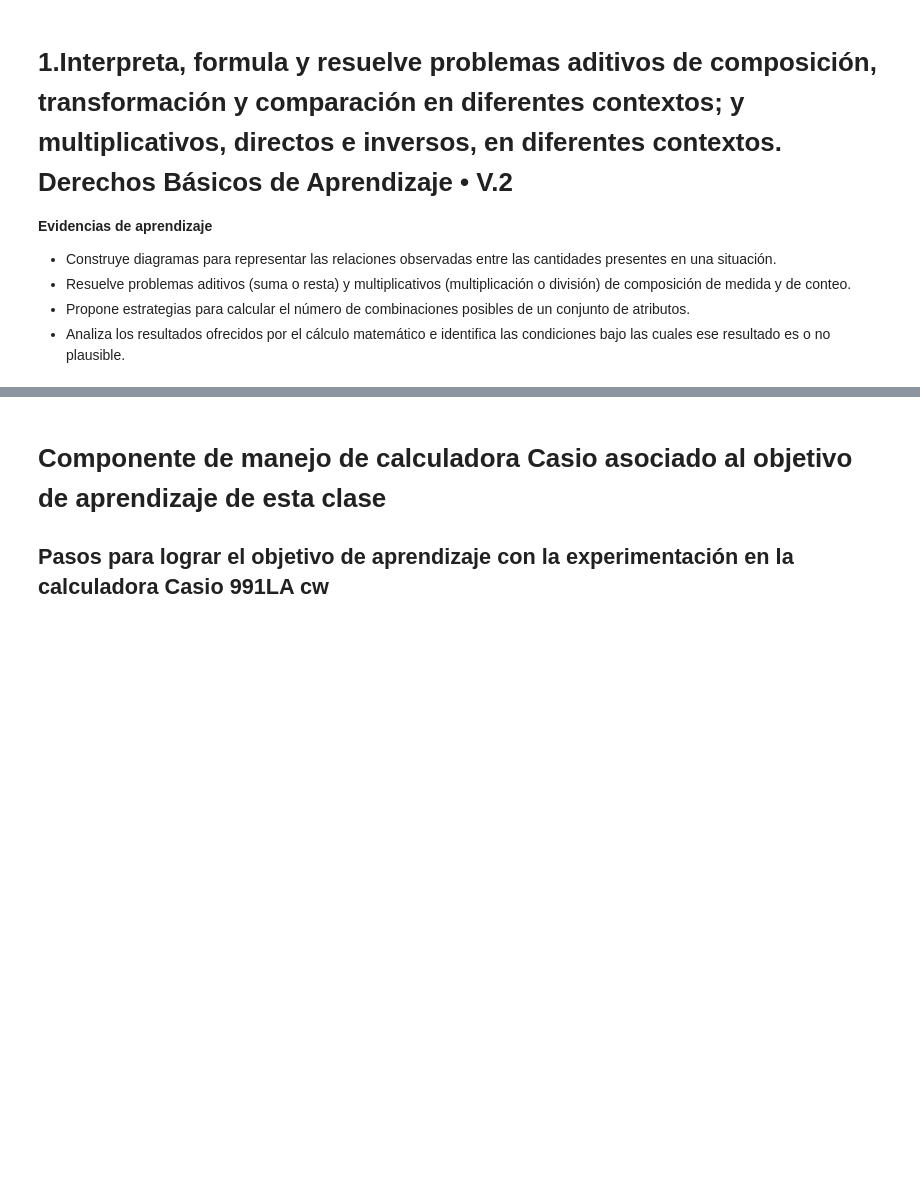
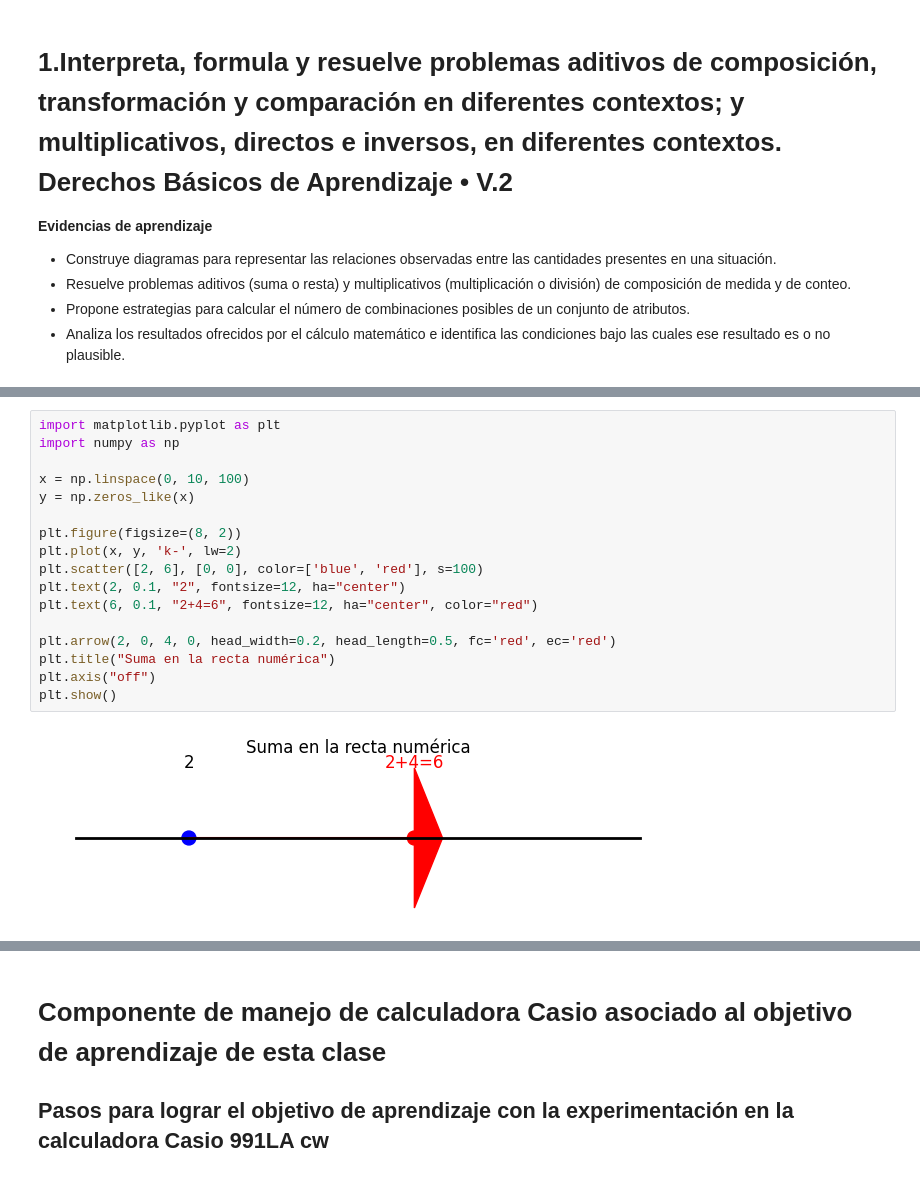
Before and after one commit to marco-canas/desarrollo_pensamiento_matematico_infancia, a Jupyter notebook: clases_2025_1/talleres_formacion_maestros/grado_3/taller_1/1_class_taller1.ipynb, the cells around one changed output, grey strips where cells are left out. Saved outputs shown, nothing was run; the diff lists cells and outputs as text; blank space fills up the shorter version.

```diff
--- a/clases_2025_1/talleres_formacion_maestros/grado_3/taller_1/1_class_taller1.ipynb
+++ b/clases_2025_1/talleres_formacion_maestros/grado_3/taller_1/1_class_taller1.ipynb
@@ -583,0 +632,19 @@ Se realizará una sesión de código colaborativo en Jupyter Notebook, donde los
+# %%
+import matplotlib.pyplot as plt
+import numpy as np
+
+x = np.linspace(0, 10, 100)
+y = np.zeros_like(x)
+
+plt.figure(figsize=(8, 2))
+plt.plot(x, y, 'k-', lw=2)
+plt.scatter([2, 6], [0, 0], color=['blue', 'red'], s=100)
+plt.text(2, 0.1, "2", fontsize=12, ha="center")
+plt.text(6, 0.1, "2+4=6", fontsize=12, ha="center", color="red")
+
+plt.arrow(2, 0, 4, 0, head_width=0.2, head_length=0.5, fc='red', ec='red')
+plt.title("Suma en la recta numérica")
+plt.axis("off")
+plt.show()
+# %% [output]
+[figure, added]
```
Also changed, not shown: parts of 42 cells of this notebook, 2 other files.
